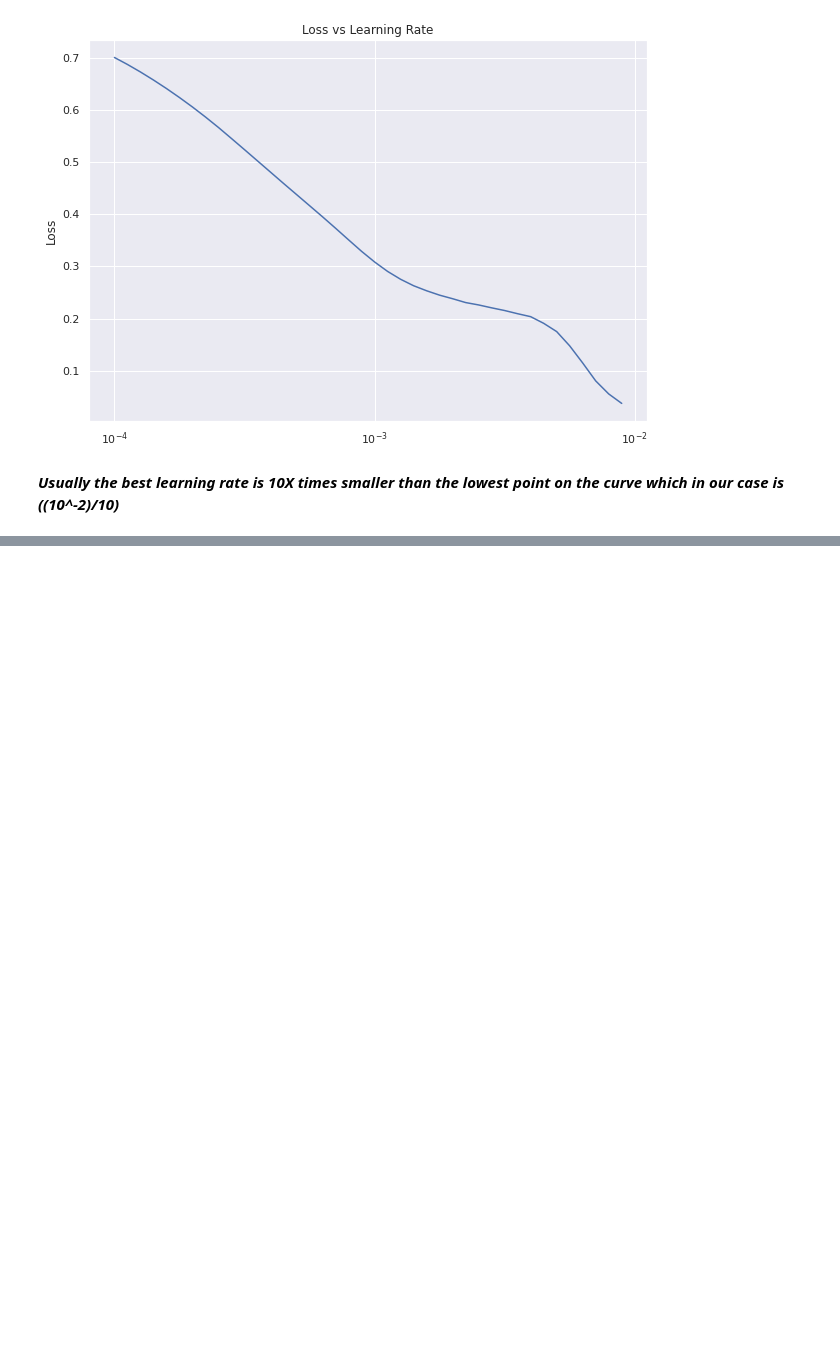
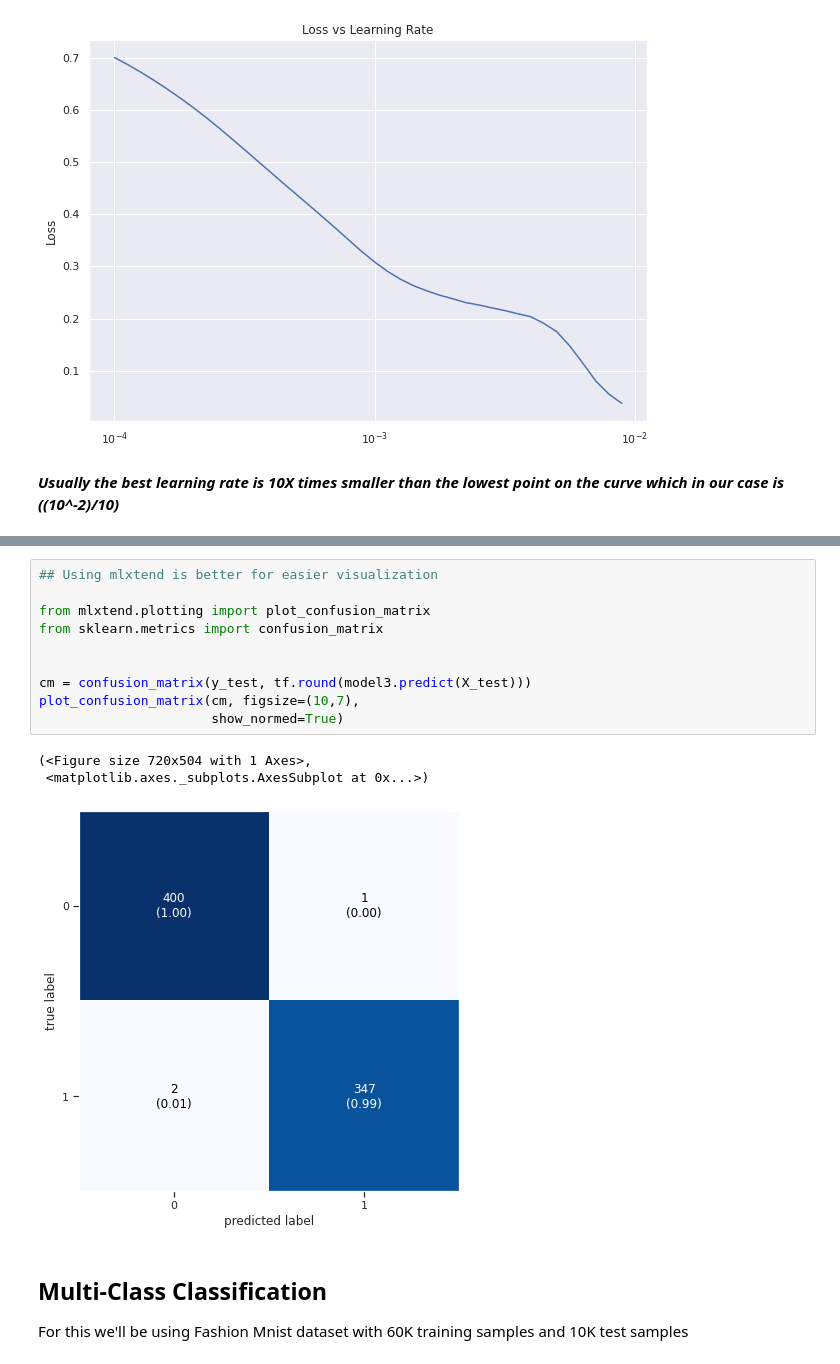
Before and after one commit to Shreyas-13/Tensorflow-Developer, a Jupyter notebook: 02_NeuralNetwork__Classification.ipynb, the cells around one changed output, grey strips where cells are left out. Saved outputs shown, nothing was run; the diff lists cells and outputs as text; blank space fills up the shorter version.

```diff
--- a/02_NeuralNetwork__Classification.ipynb
+++ b/02_NeuralNetwork__Classification.ipynb
@@ -298,0 +415,18 @@ Text(0.5, 1.0, 'Loss vs Learning Rate')
+# %%
+## Using mlxtend is better for easier visualization
+
+from mlxtend.plotting import plot_confusion_matrix
+from sklearn.metrics import confusion_matrix
+
+
+cm = confusion_matrix(y_test, tf.round(model3.predict(X_test)))
+plot_confusion_matrix(cm, figsize=(10,7),
+                      show_normed=True)
+# %% [output]
+(<Figure size 720x504 with 1 Axes>,
+ <matplotlib.axes._subplots.AxesSubplot at 0x...>)
+[figure, added]
+# %% [markdown]
+## Multi-Class Classification
+
+For this we'll be using Fashion Mnist dataset with 60K training samples and 10K test samples
```
Also changed, not shown: parts of 19 cells of this notebook.
